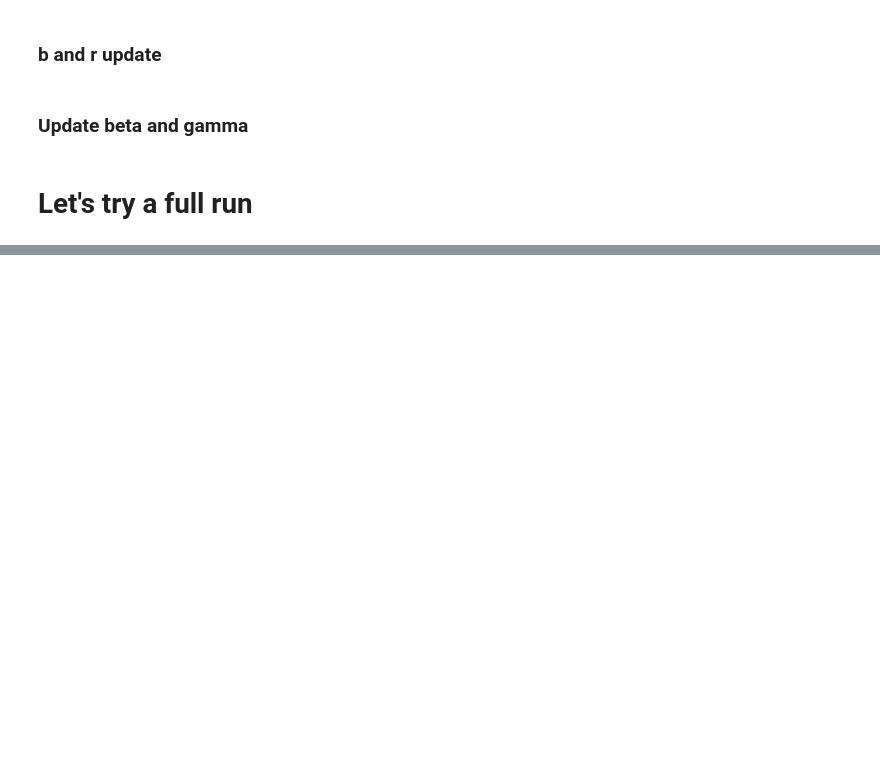
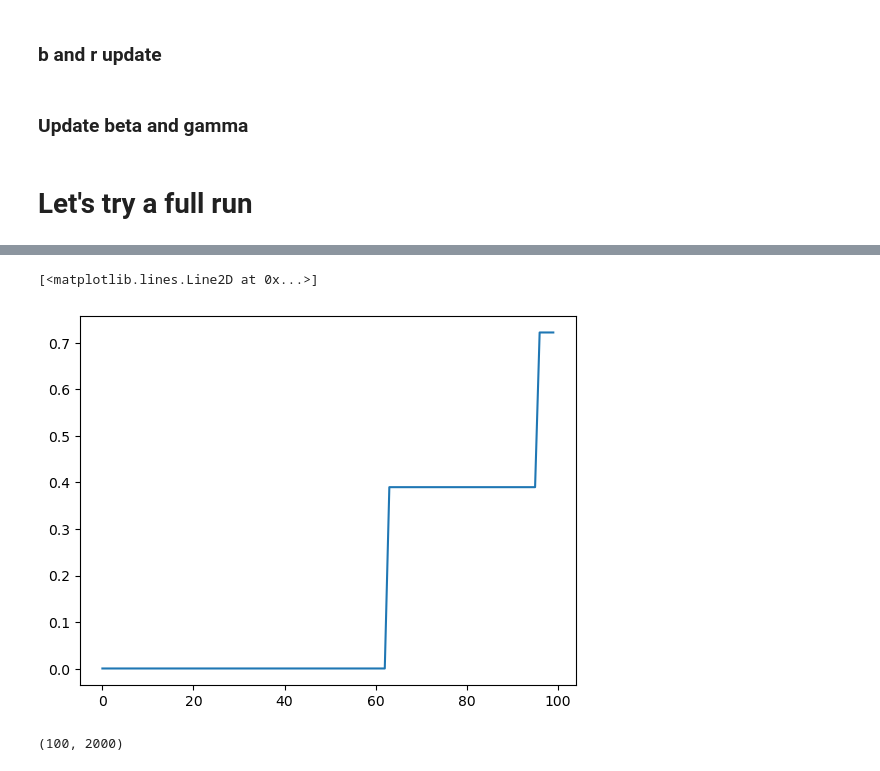
Before and after one commit to s1m0n32001/BayesianSIR, a Jupyter notebook: bayesian_SIR.ipynb, the cells around one changed output, grey strips where cells are left out. Drawn from its saved outputs; the diff is of its cells as text; code cells hidden in the pictures; blank space fills up the shorter version.

```diff
--- a/bayesian_SIR.ipynb
+++ b/bayesian_SIR.ipynb
@@ -588,0 +400,9 @@ array([[1., 1., 1., ..., 1., 1., 1.],
+# %%
+plt.plot(rs_samples[:,27])
+# %% [output]
+[<matplotlib.lines.Line2D at 0x...>]
+[figure, added]
+# %%
+rs_samples.shape
+# %% [output]
+(100, 2000)
```
Also changed, not shown: parts of 26 cells of this notebook.
